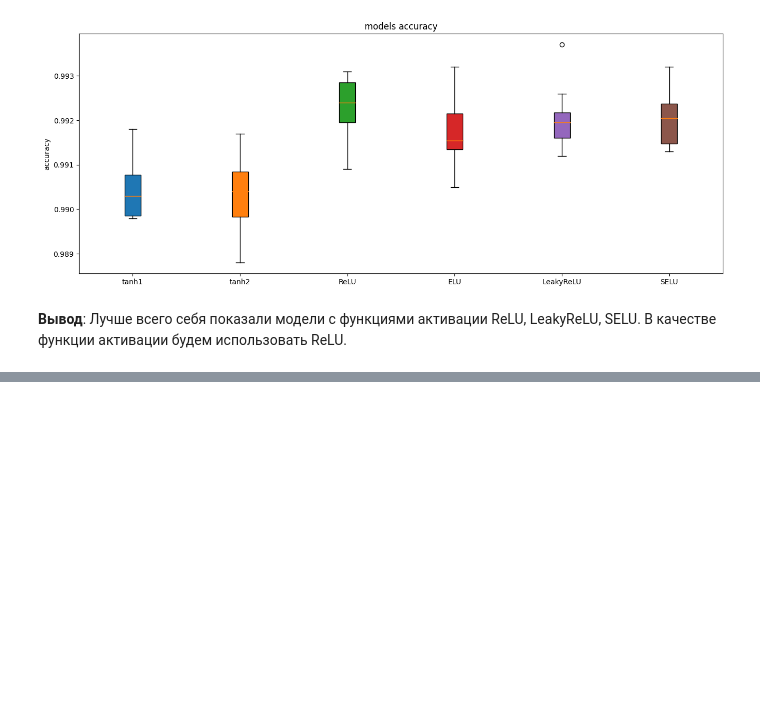
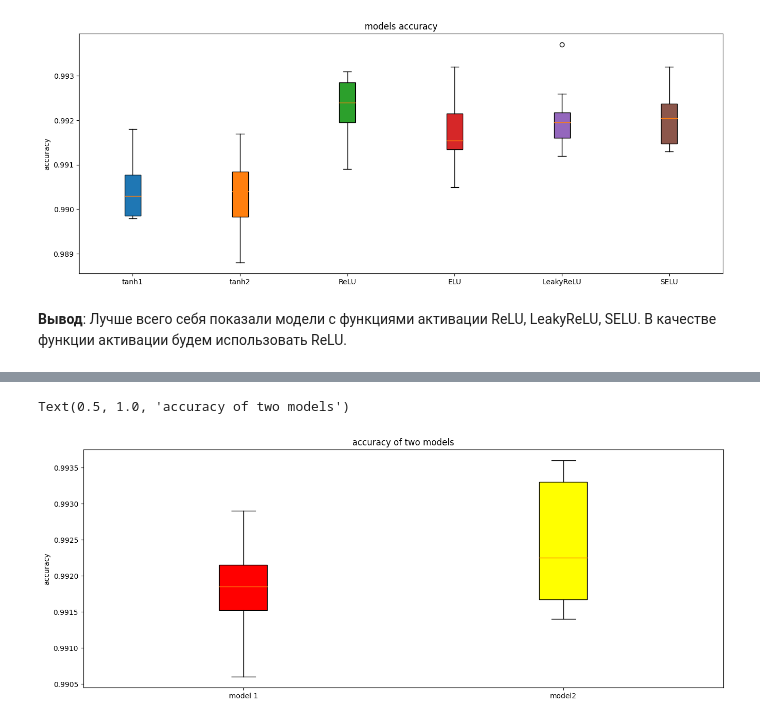
Before and after one commit to KORALLLL/summer_practice, a Jupyter notebook: projects/CNN_investigation.ipynb, the cells around one changed output, grey strips where cells are left out. Cells and saved outputs as stored; diff of their text form; code cells hidden in the pictures; blank space fills up the shorter version.

```diff
--- a/projects/CNN_investigation.ipynb
+++ b/projects/CNN_investigation.ipynb
@@ -988,0 +1385,14 @@ Text(0.5, 1.0, 'models accuracy')
+# %%
+colors = ['red', 'yellow']
+for model in range(2):
+  y = plt.boxplot(test_accuracy_history[model][-1], positions = [model], patch_artist=True)
+  y['boxes'][0].set_facecolor(colors[model])
+
+titles = ['model 1', 'model2']
+
+plt.xticks([0,1], titles)
+plt.ylabel('accuracy')
+plt.title('accuracy of two models')
+# %% [output]
+Text(0.5, 1.0, 'accuracy of two models')
+[figure, added]
```
Also changed, not shown: parts of 14 cells of this notebook.
